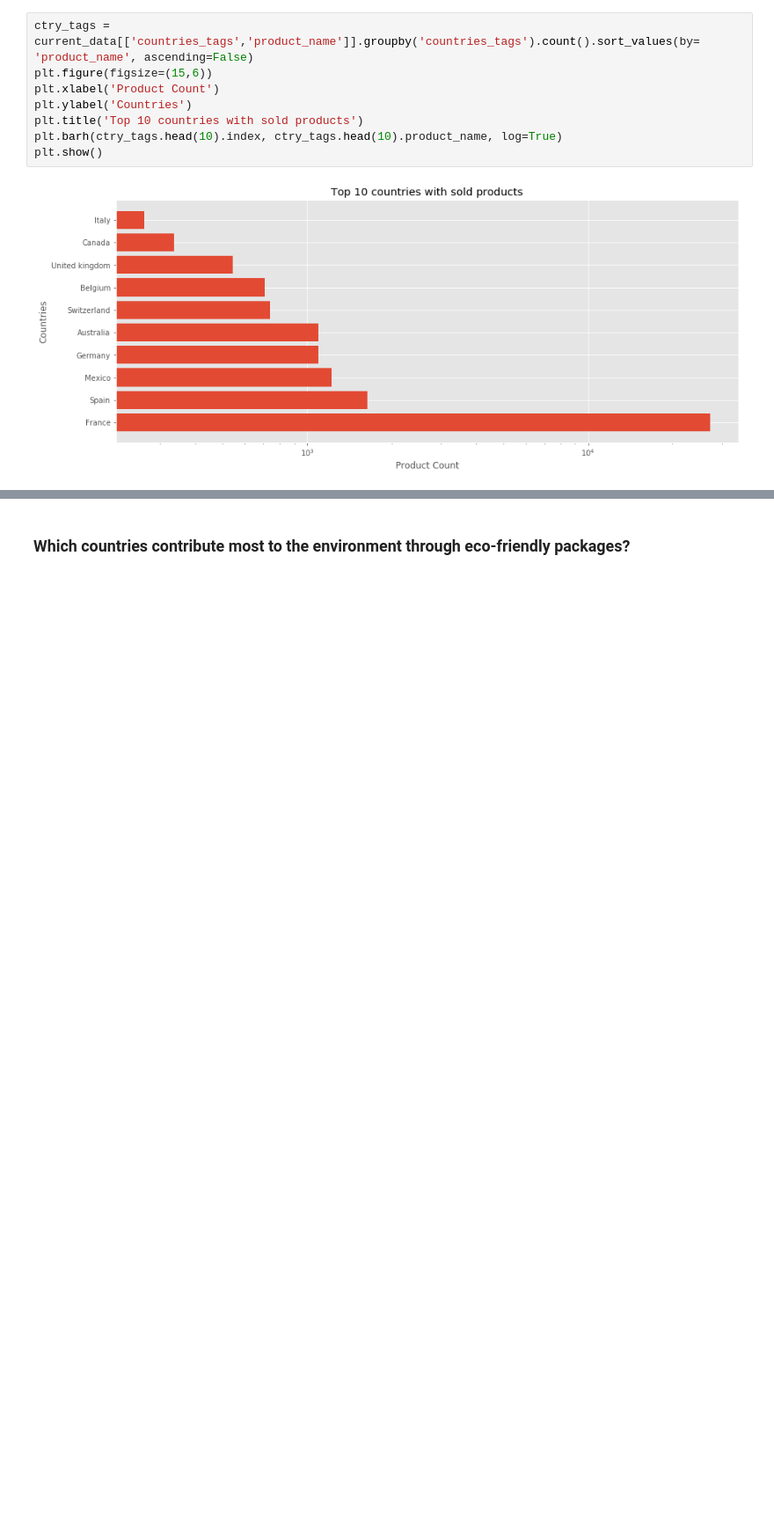
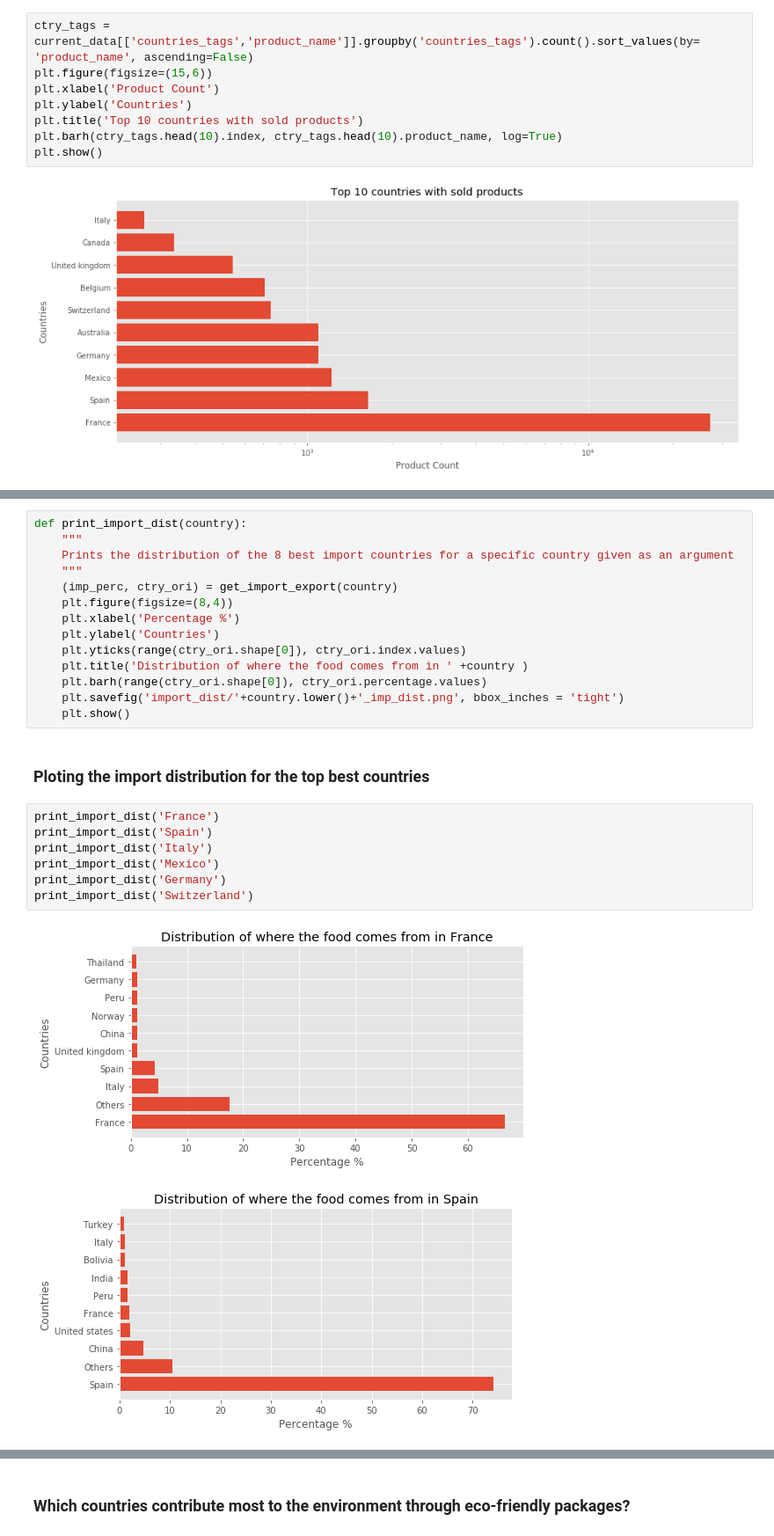
Before and after one commit to AhmedAhres/whats-on-my-plate, a Jupyter notebook: Main-Notebook.ipynb, the cells around one changed output, grey strips where cells are left out. Shown at 88% size. Saved outputs shown, nothing was run; the diff lists cells and outputs as text; blank space fills up the shorter version.

```diff
--- a/Main-Notebook.ipynb
+++ b/Main-Notebook.ipynb
@@ -529,0 +564,26 @@ imp_exp.loc['France'].head(10)
+# %%
+def print_import_dist(country):
+    """
+    Prints the distribution of the 8 best import countries for a specific country given as an argument
+    """
+    (imp_perc, ctry_ori) = get_import_export(country)
+    plt.figure(figsize=(8,4))
+    plt.xlabel('Percentage %')
+    plt.ylabel('Countries')
+    plt.yticks(range(ctry_ori.shape[0]), ctry_ori.index.values)
+    plt.title('Distribution of where the food comes from in ' +country )
+    plt.barh(range(ctry_ori.shape[0]), ctry_ori.percentage.values)
+    plt.savefig('import_dist/'+country.lower()+'_imp_dist.png', bbox_inches = 'tight')
+    plt.show()
+# %% [markdown]
+### Ploting the import distribution for the top best countries
+# %%
+print_import_dist('France')
+print_import_dist('Spain')
+print_import_dist('Italy')
+print_import_dist('Mexico')
+print_import_dist('Germany')
+print_import_dist('Switzerland')
+# %% [output]
+[figure, added]
+[figure, added]
```
Also changed, not shown: parts of 24 cells of this notebook, 12 other files.
